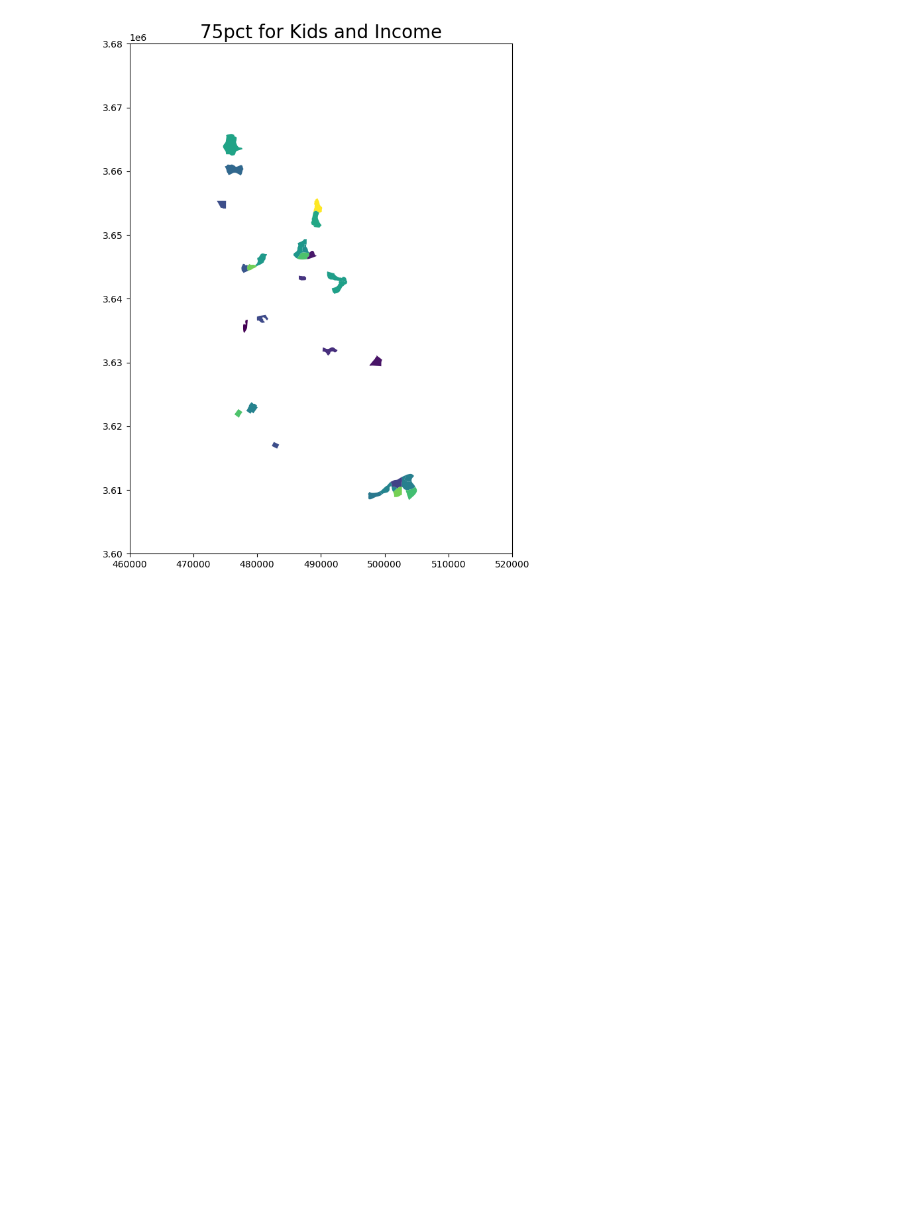
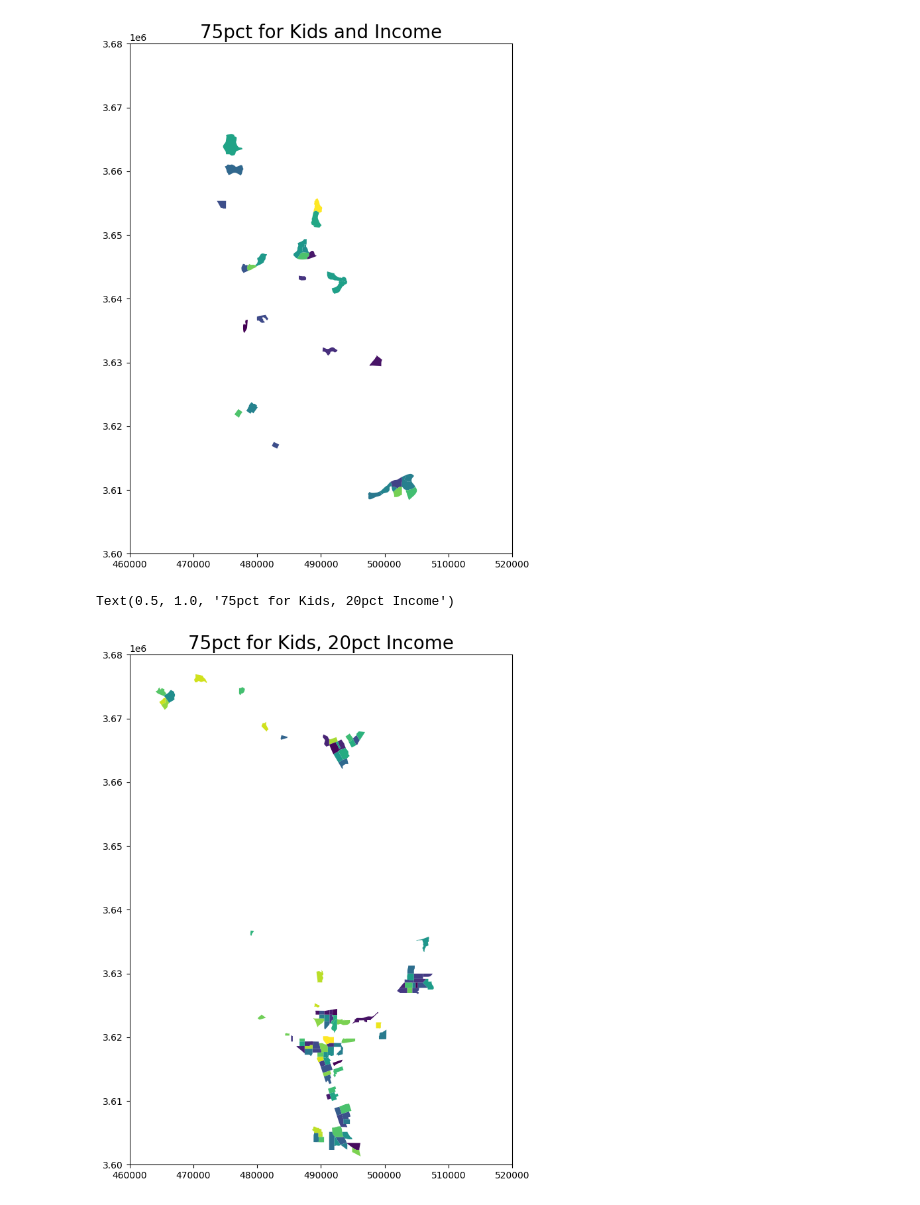
Before and after one commit to jointheleague/marketing-data, a Jupyter notebook: notebooks/ericbusboom/child_density.ipynb, the cells around one changed output. Cells and saved outputs as stored; diff of their text form; code cells hidden in the pictures; blank space fills up the shorter version.

```diff
--- a/notebooks/ericbusboom/child_density.ipynb
+++ b/notebooks/ericbusboom/child_density.ipynb
@@ -169,3 +169,20 @@ ax.set_title('75pct for Kids and Income', fontdict={'fontsize': 20, 'fontweight'
 # %% [output]
 Text(0.5, 1.0, '75pct for Kids and Income')
 [figure]
+# %%
+# Child Density for top 20% of income
+fig, ax = plt.subplots(1, 1, figsize=(10,10))
+
+# Set the x and y limits to the specified bounds
+ax.set_xlim(460000, 520000)
+ax.set_ylim(3600000, 3680000)
+
+t = df[ (df.mi_pct <= .20) & ( df.cd_pct > .70)]
+
+t.to_file(dd / "cd_mi_20.geojson", driver='GeoJSON')
+
+t.plot(ax=ax, column='metric')
+ax.set_title('75pct for Kids, 20pct Income', fontdict={'fontsize': 20, 'fontweight': 'medium'})
+# %% [output]
+Text(0.5, 1.0, '75pct for Kids, 20pct Income')
+[figure, added]
```
Also changed, not shown: 3 other files.
